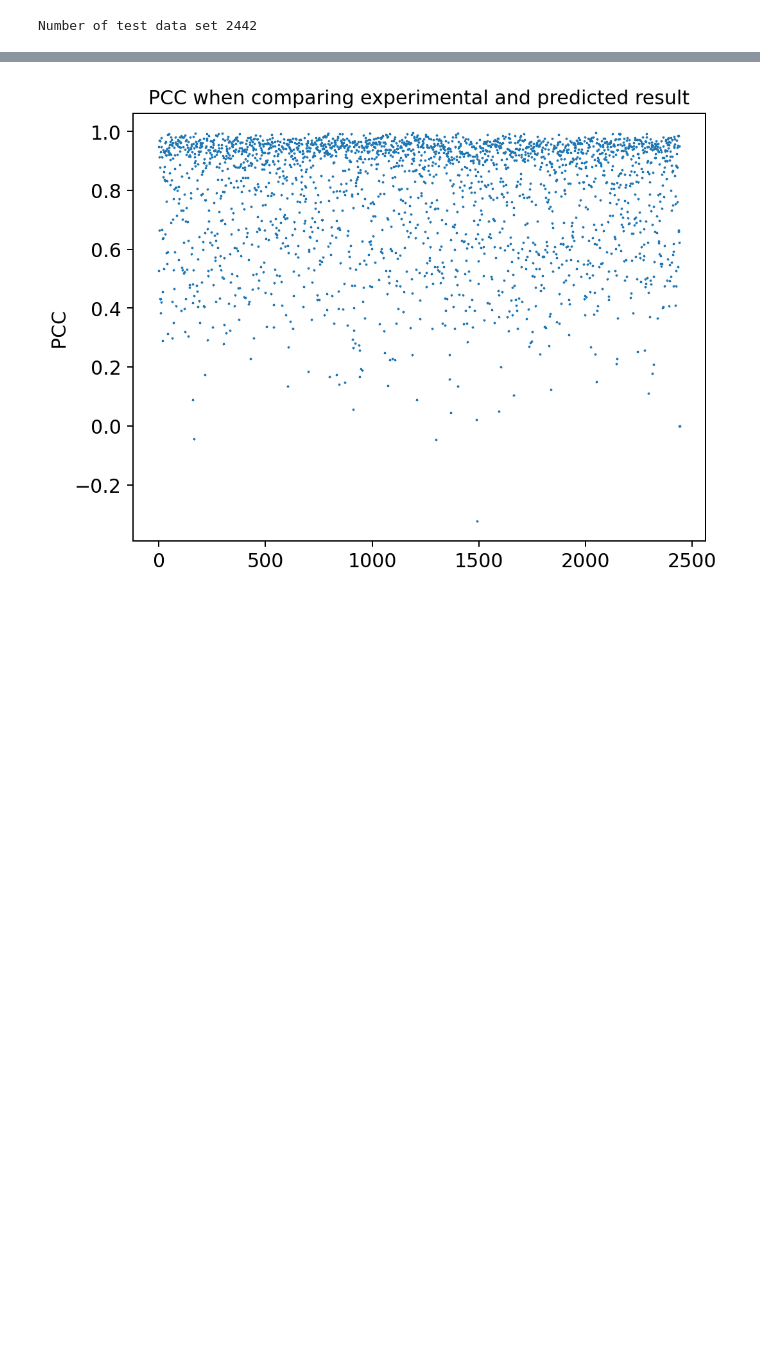
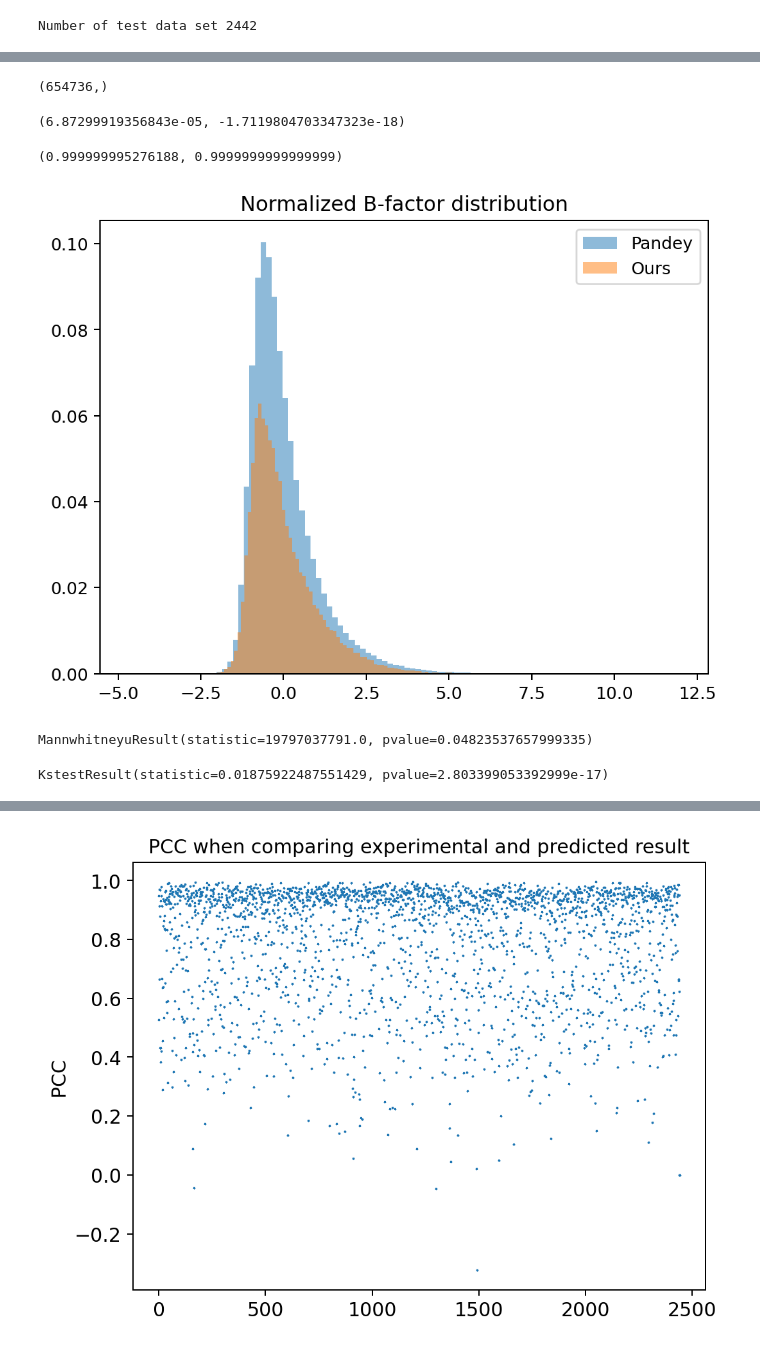
Before and after one commit to CallMeMisterOwl/protein_properties, a Jupyter notebook: src/pandey_bfactor/test_all_features.ipynb, the cells around one changed output, grey strips where cells are left out. Cells and saved outputs as stored; diff of their text form; code cells hidden in the pictures; blank space fills up the shorter version.

```diff
--- a/src/pandey_bfactor/test_all_features.ipynb
+++ b/src/pandey_bfactor/test_all_features.ipynb
@@ -187,0 +207,36 @@ Number of test data set 2442
+# %%
+# remove zeros from the test set
+b_dist = all_y[x_test.squeeze()].squeeze().reshape(-1,1)
+b_dist = b_dist[b_dist != 0]
+# %%
+b_dist_our = np.load("data/pandey_bfactor/bfactor_y_clean.npy")
+# %%
+b_dist.shape
+# %% [output]
+(654736,)
+# %%
+b_dist.mean(), b_dist_our.mean()
+# %% [output]
+(6.87299919356843e-05, -1.7119804703347323e-18)
+# %%
+b_dist.var(), b_dist_our.var()
+# %% [output]
+(0.999999995276188, 0.9999999999999999)
+# %%
+import matplotlib.pyplot as plt
+plt.hist(b_dist, bins=100, alpha=0.5, label='Pandey', weights=np.ones(len(b_dist)) / len(b_dist))
+plt.hist(b_dist_our, bins=100, alpha=0.5, label='Ours', weights=np.ones(len(b_dist_our)) / len(b_dist_our))
+plt.legend(loc='upper right')
+plt.title('Normalized B-factor distribution')
+plt.show()
+# %% [output]
+[figure, added]
+# %%
+from scipy.stats import mannwhitneyu, permutation_test, ks_2samp
+mannwhitneyu(b_dist, b_dist_our)
+# %% [output]
+MannwhitneyuResult(statistic=19797037791.0, pvalue=0.04823537657999335)
+# %%
+ks_2samp(b_dist, b_dist_our)
+# %% [output]
+KstestResult(statistic=0.01875922487551429, pvalue=2.803399053392999e-17)
```
Also changed, not shown: parts of 11 cells of this notebook, 23 other files.
